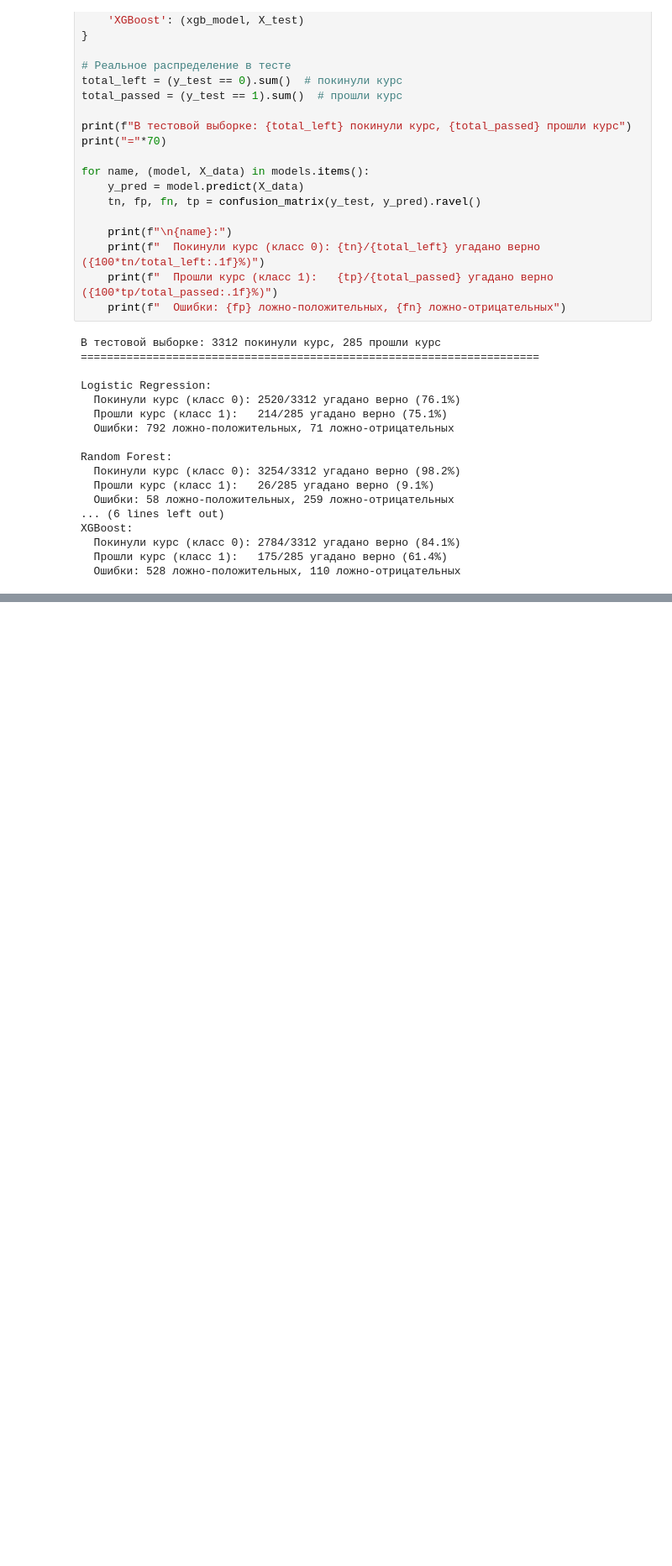
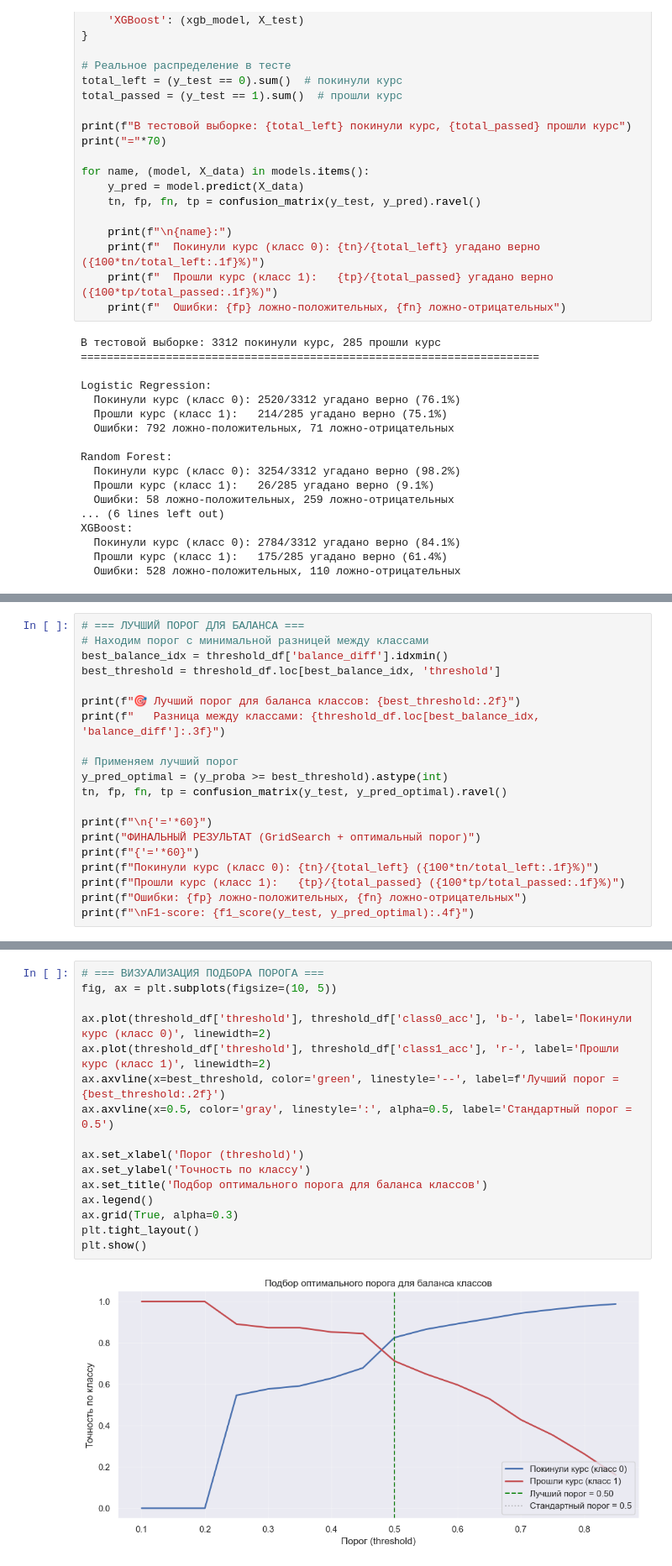
Before and after one commit to SergeySemenov314/stepik_retention_models, a Jupyter notebook: Untitled.ipynb, the cells around one changed output, grey strips where cells are left out. Shown: that part at 84% size. Saved outputs shown, nothing was run; the diff lists cells and outputs as text; blank space fills up the shorter version.

```diff
--- a/Untitled.ipynb
+++ b/Untitled.ipynb
@@ -1084,0 +1171,20 @@ plt.show()
+# %%
+# === ЛУЧШИЙ ПОРОГ ДЛЯ БАЛАНСА ===
+# Находим порог с минимальной разницей между классами
+best_balance_idx = threshold_df['balance_diff'].idxmin()
+best_threshold = threshold_df.loc[best_balance_idx, 'threshold']
+
+print(f"🎯 Лучший порог для баланса классов: {best_threshold:.2f}")
+print(f"   Разница между классами: {threshold_df.loc[best_balance_idx, 'balance_diff']:.3f}")
+
+# Применяем лучший порог
+y_pred_optimal = (y_proba >= best_threshold).astype(int)
+tn, fp, fn, tp = confusion_matrix(y_test, y_pred_optimal).ravel()
+
+print(f"\n{'='*60}")
+print("ФИНАЛЬНЫЙ РЕЗУЛЬТАТ (GridSearch + оптимальный порог)")
+print(f"{'='*60}")
+print(f"Покинули курс (класс 0): {tn}/{total_left} ({100*tn/total_left:.1f}%)")
+print(f"Прошли курс (класс 1):   {tp}/{total_passed} ({100*tp/total_passed:.1f}%)")
+print(f"Ошибки: {fp} ложно-положительных, {fn} ложно-отрицательных")
+print(f"\nF1-score: {f1_score(y_test, y_pred_optimal):.4f}")
@@ -1084,0 +1203,18 @@ plt.show()
+# %%
+# === ВИЗУАЛИЗАЦИЯ ПОДБОРА ПОРОГА ===
+fig, ax = plt.subplots(figsize=(10, 5))
+
+ax.plot(threshold_df['threshold'], threshold_df['class0_acc'], 'b-', label='Покинули курс (класс 0)', linewidth=2)
+ax.plot(threshold_df['threshold'], threshold_df['class1_acc'], 'r-', label='Прошли курс (класс 1)', linewidth=2)
+ax.axvline(x=best_threshold, color='green', linestyle='--', label=f'Лучший порог = {best_threshold:.2f}')
+ax.axvline(x=0.5, color='gray', linestyle=':', alpha=0.5, label='Стандартный порог = 0.5')
+
+ax.set_xlabel('Порог (threshold)')
+ax.set_ylabel('Точность по классу')
+ax.set_title('Подбор оптимального порога для баланса классов')
+ax.legend()
+ax.grid(True, alpha=0.3)
+plt.tight_layout()
+plt.show()
+# %% [output]
+[figure, added]
```
Also changed, not shown: parts of 6 cells of this notebook.
